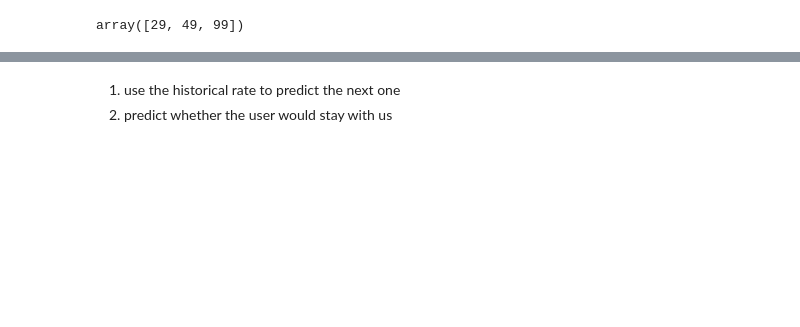
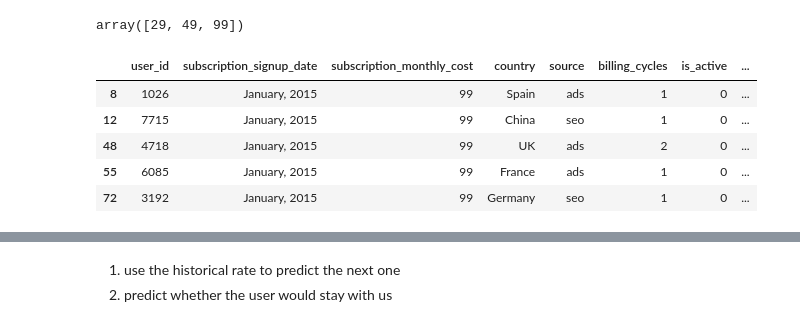
Before and after one commit to crazywiden/Leetcode_daily_submit, a Jupyter notebook: 20e/subscription retention rate.ipynb, the cells around one changed output, grey strips where cells are left out. Cells and saved outputs as stored; diff of their text form; code cells hidden in the pictures; blank space fills up the shorter version.

```diff
--- a/20e/subscription retention rate.ipynb
+++ b/20e/subscription retention rate.ipynb
@@ -106,6 +113,15 @@ array([29, 49, 99])
 df_99 = df[df["subscription_monthly_cost"]==99]
 df_49 = df[df["subscription_monthly_cost"]==49]
 df_29 = df[df["subscription_monthly_cost"]==29]
+# %%
+df_99.head()
+# %% [output]
+|  | user_id | subscription_signup_date | subscription_monthly_cost | country | source | billing_cycles | is_active | ... |
+| 8 | 1026 | January, 2015 | 99 | Spain | ads | 1 | 0 | ... |
+| 12 | 7715 | January, 2015 | 99 | China | seo | 1 | 0 | ... |
+| 48 | 4718 | January, 2015 | 99 | UK | ads | 2 | 0 | ... |
+| 55 | 6085 | January, 2015 | 99 | France | ads | 1 | 0 | ... |
+| 72 | 3192 | January, 2015 | 99 | Germany | seo | 1 | 0 | ... |
 # %%
 def keep_num(data,var):
     mon_total = []
```
Also changed, not shown: parts of 6 cells of this notebook.
